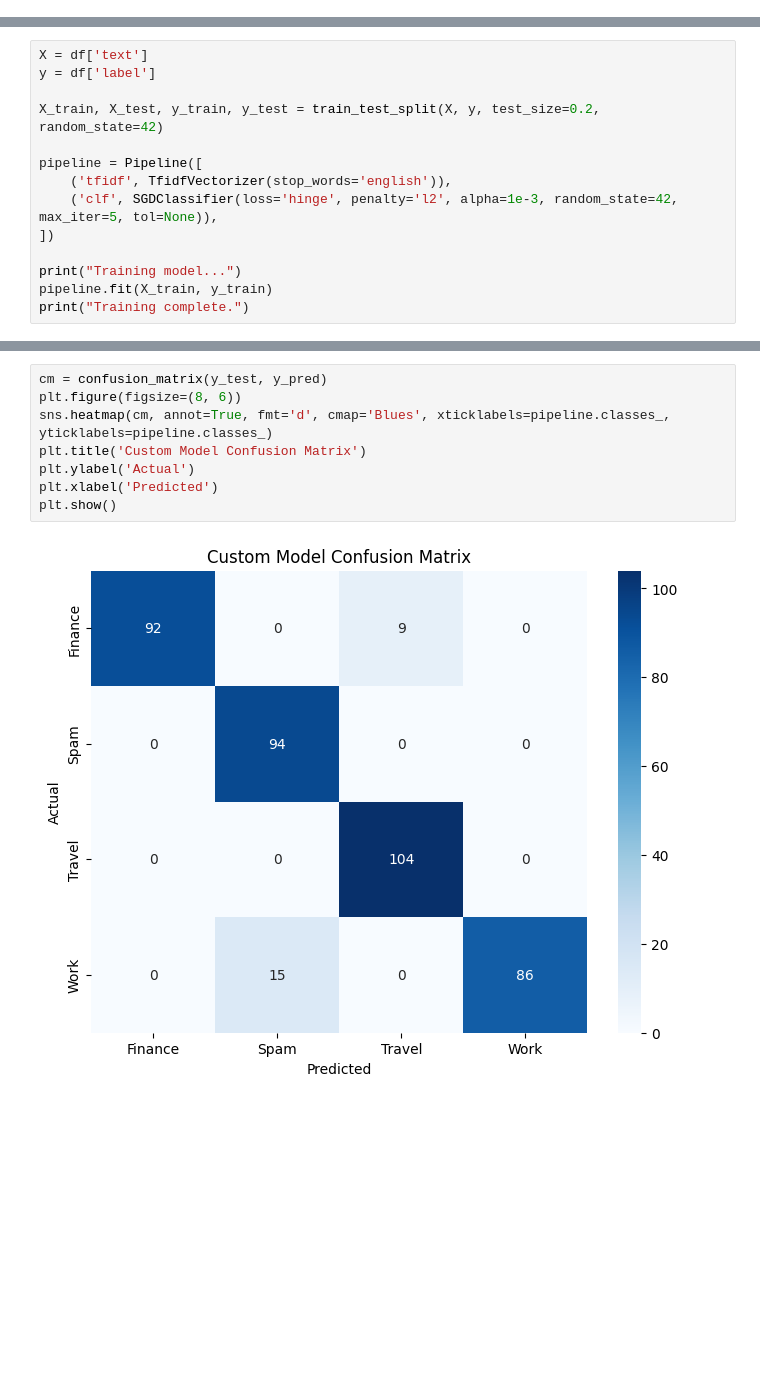
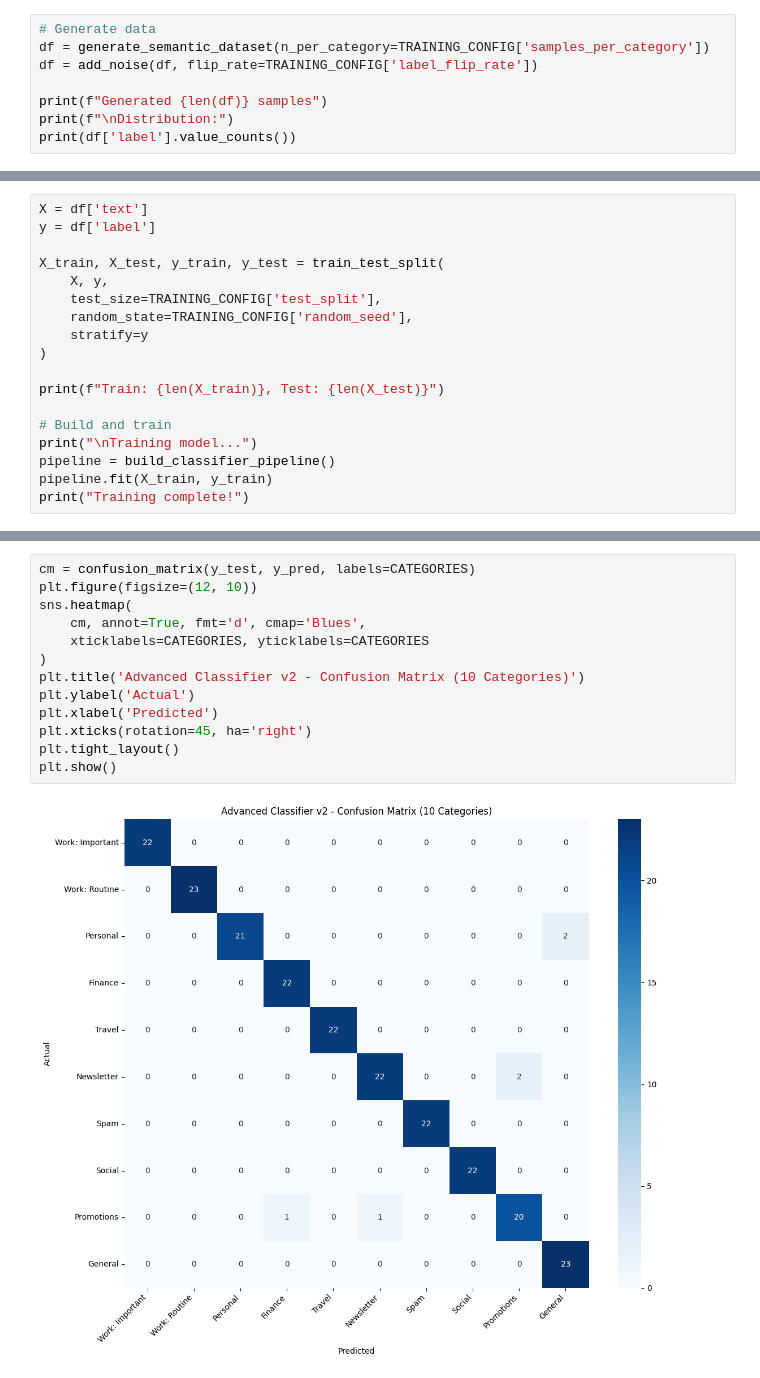
Before and after one commit to sharkgitz/eboxai, a Jupyter notebook: backend/training/model_training.ipynb, the cells around one changed output, grey strips where cells are left out. Cells and saved outputs as stored; diff of their text form; blank space fills up the shorter version.

```diff
--- a/backend/training/model_training.ipynb
+++ b/backend/training/model_training.ipynb
@@ -85,0 +401,8 @@ We split the data into training and testing sets (80/20) and train the pipeline.
+# %%
+# Generate data
+df = generate_semantic_dataset(n_per_category=TRAINING_CONFIG['samples_per_category'])
+df = add_noise(df, flip_rate=TRAINING_CONFIG['label_flip_rate'])
+
+print(f"Generated {len(df)} samples")
+print(f"\nDistribution:")
+print(df['label'].value_counts())
@@ -87,14 +428,18 @@ We split the data into training and testing sets (80/20) and train the pipeline.
 X = df['text']
 y = df['label']
 
-X_train, X_test, y_train, y_test = train_test_split(X, y, test_size=0.2, random_state=42)
+X_train, X_test, y_train, y_test = train_test_split(
+    X, y,
+    test_size=TRAINING_CONFIG['test_split'],
+    random_state=TRAINING_CONFIG['random_seed'],
+    stratify=y
+)
 
-pipeline = Pipeline([
-    ('tfidf', TfidfVectorizer(stop_words='english')),
-    ('clf', SGDClassifier(loss='hinge', penalty='l2', alpha=1e-3, random_state=42, max_iter=5, tol=None)),
-])
+print(f"Train: {len(X_train)}, Test: {len(X_test)}")
 
-print("Training model...")
+# Build and train
+print("\nTraining model...")
+pipeline = build_classifier_pipeline()
 pipeline.fit(X_train, y_train)
-print("Training complete.")
+print("Training complete!")
 # %% [output]
@@ -129,10 +487,15 @@ Visualizing true positives vs false positives.
 # %%
-cm = confusion_matrix(y_test, y_pred)
-plt.figure(figsize=(8, 6))
-sns.heatmap(cm, annot=True, fmt='d', cmap='Blues', xticklabels=pipeline.classes_, yticklabels=pipeline.classes_)
-plt.title('Custom Model Confusion Matrix')
+cm = confusion_matrix(y_test, y_pred, labels=CATEGORIES)
+plt.figure(figsize=(12, 10))
+sns.heatmap(
+    cm, annot=True, fmt='d', cmap='Blues',
+    xticklabels=CATEGORIES, yticklabels=CATEGORIES
+)
+plt.title('Advanced Classifier v2 - Confusion Matrix (10 Categories)')
 plt.ylabel('Actual')
 plt.xlabel('Predicted')
+plt.xticks(rotation=45, ha='right')
+plt.tight_layout()
 plt.show()
 # %% [output]
-[figure, old version]
+[figure, new version]
```
Also changed, not shown: parts of 31 cells of this notebook, 26 other files.
